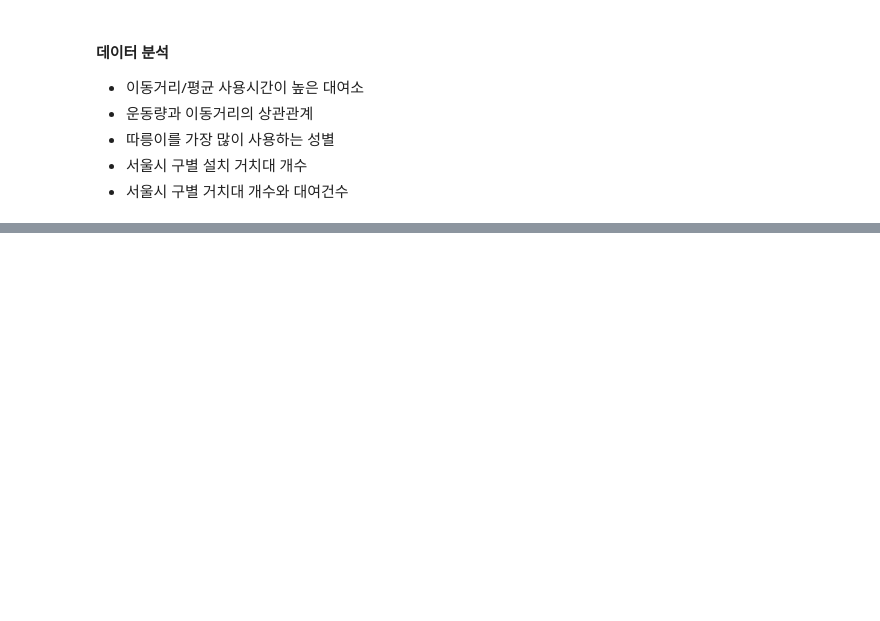
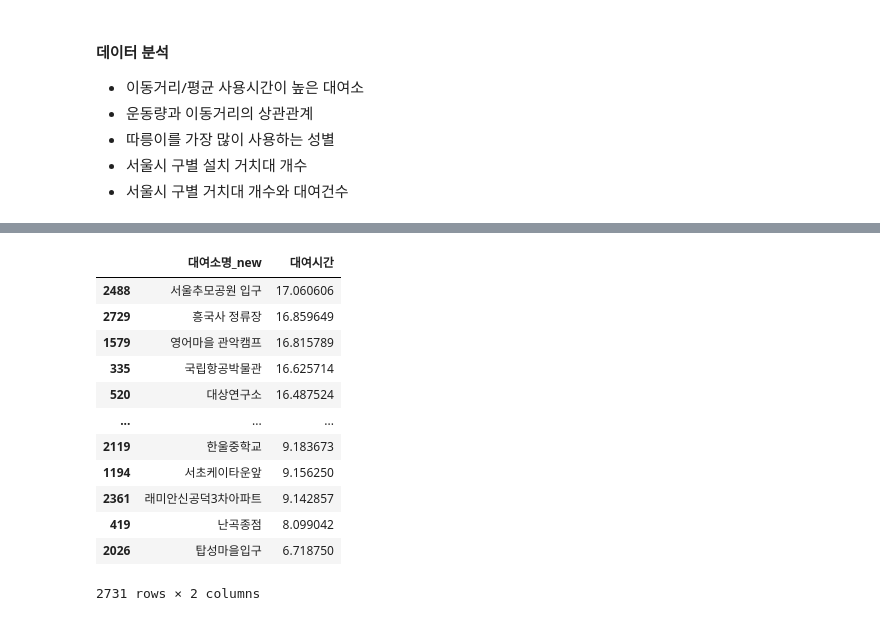
Before and after one commit to joonwoolee-kr/pandassource, a Jupyter notebook: bicycle.ipynb, the cells around one changed output, grey strips where cells are left out. Saved outputs shown, nothing was run; the diff lists cells and outputs as text; code cells hidden in the pictures; blank space fills up the shorter version.

```diff
--- a/bicycle.ipynb
+++ b/bicycle.ipynb
@@ -329,0 +366,17 @@ datetime64[ns]
+# %%
+# 평균 대여시간이 가장 높은 대여소
+bike_df2.groupby("대여소명_new")["대여시간"].mean().reset_index().sort_values("대여시간", ascending=False)
+# %% [output]
+|  | 대여소명_new | 대여시간 |
+| 2488 | 서울추모공원 입구 | 17.060606 |
+| 2729 | 흥국사 정류장 | 16.859649 |
+| 1579 | 영어마을 관악캠프 | 16.815789 |
+| 335 | 국립항공박물관 | 16.625714 |
+| 520 | 대상연구소 | 16.487524 |
+| ... | ... | ... |
+| 2119 | 한울중학교 | 9.183673 |
+| 1194 | 서초케이타운앞 | 9.156250 |
+| 2361 | 래미안신공덕3차아파트 | 9.142857 |
+| 419 | 난곡종점 | 8.099042 |
+| 2026 | 탑성마을입구 | 6.718750 |
+2731 rows × 2 columns
```
Also changed, not shown: parts of 11 cells of this notebook, 7 other files.
